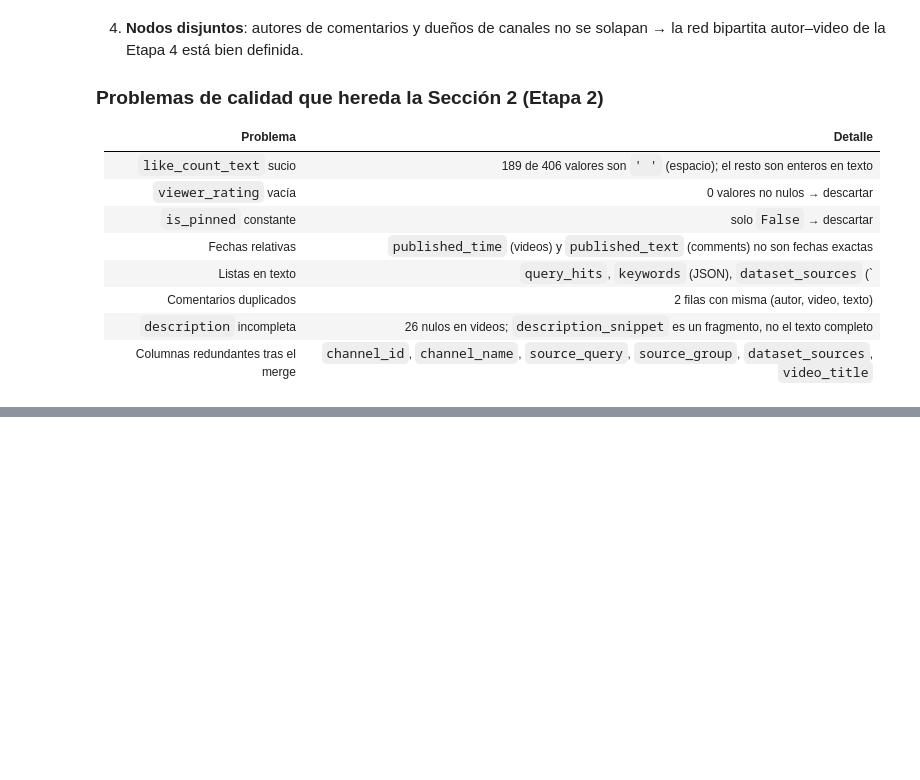
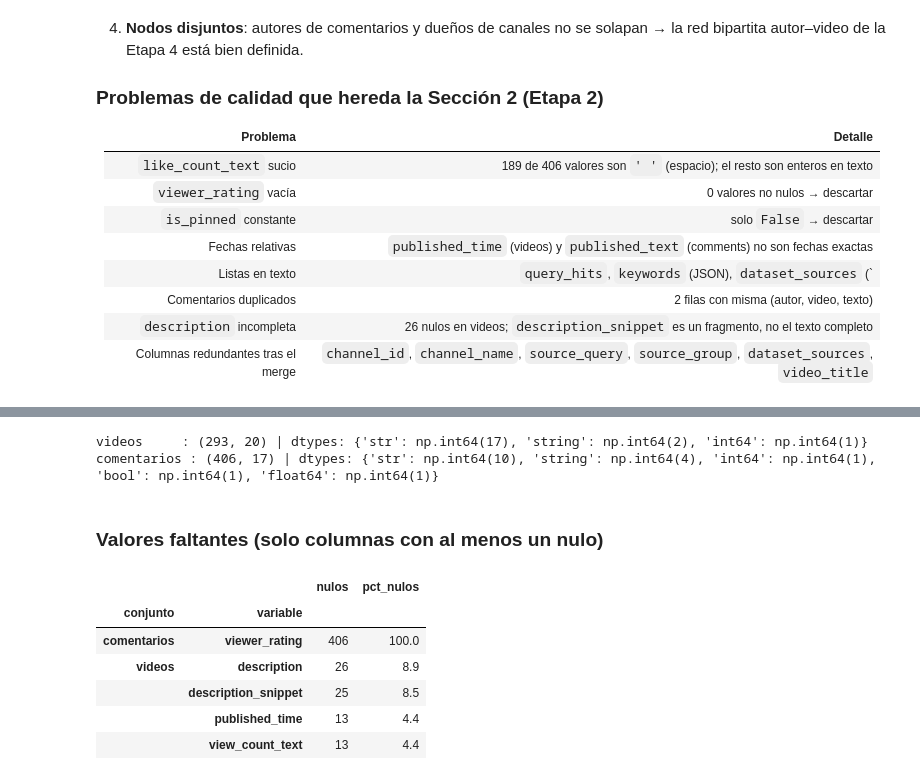
Before and after one commit to ecarcamo/CC3084-DATA-SCIENCE, a Jupyter notebook: notebooks/01_carga_limpieza.ipynb, the cells around one changed output, grey strips where cells are left out. Drawn from its saved outputs; the diff is of its cells as text; code cells hidden in the pictures; blank space fills up the shorter version.

Commit message:
feat: limpieza y preprocesamiento de los datos (IDs, conteos, columnas serializadas y texto limpio)

```diff
--- a/notebooks/01_carga_limpieza.ipynb
+++ b/notebooks/01_carga_limpieza.ipynb
@@ -338,0 +338,5 @@ plt.show()
+# %%
+import limpieza
+
+df_cat_v = carga.catalogo_variables(videos)
+df_cat_c = carga.catalogo_variables(comentarios)
@@ -338,0 +348,22 @@ plt.show()
+# %%
+print("videos     :", videos.shape, "| dtypes:", dict(videos.dtypes.astype(str).value_counts()))
+print("comentarios :", comentarios.shape, "| dtypes:", dict(comentarios.dtypes.astype(str).value_counts()))
+# %% [output]
+videos     : (293, 20) | dtypes: {'str': np.int64(17), 'string': np.int64(2), 'int64': np.int64(1)}
+comentarios : (406, 17) | dtypes: {'str': np.int64(10), 'string': np.int64(4), 'int64': np.int64(1), 'bool': np.int64(1), 'float64': np.int64(1)}
+# %% [markdown]
+### Valores faltantes (solo columnas con al menos un nulo)
+# %%
+faltantes = pd.concat({
+    "videos": df_cat_v.set_index("variable")[["nulos", "pct_nulos"]],
+    "comentarios": df_cat_c.set_index("variable")[["nulos", "pct_nulos"]],
+}, names=["conjunto"])
+faltantes[faltantes["nulos"] > 0].sort_values("pct_nulos", ascending=False)
+# %% [output]
+|  |  | nulos | pct_nulos |
+| conjunto | variable |  |  |
+| comentarios | viewer_rating | 406 | 100.0 |
+| videos | description | 26 | 8.9 |
+|  | description_snippet | 25 | 8.5 |
+|  | published_time | 13 | 4.4 |
+|  | view_count_text | 13 | 4.4 |
```
Also changed, not shown: parts of 27 cells of this notebook, 3 other files.
